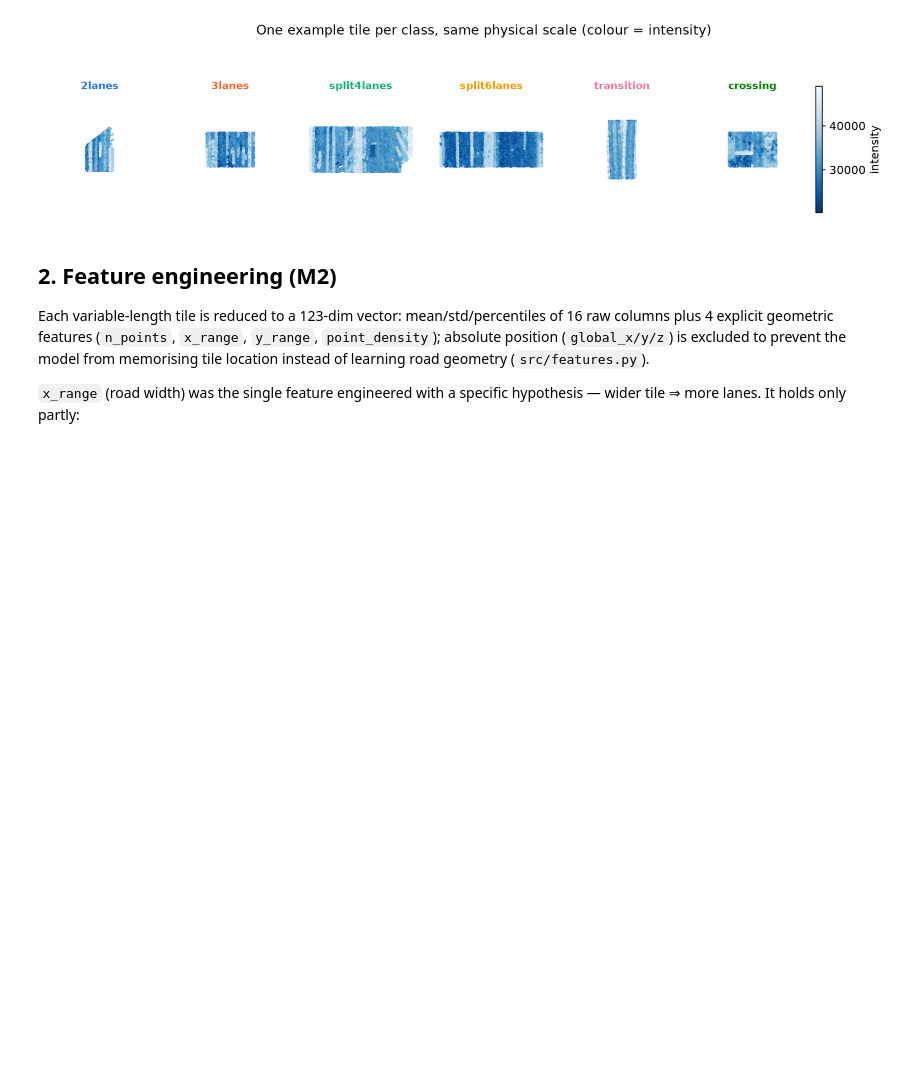
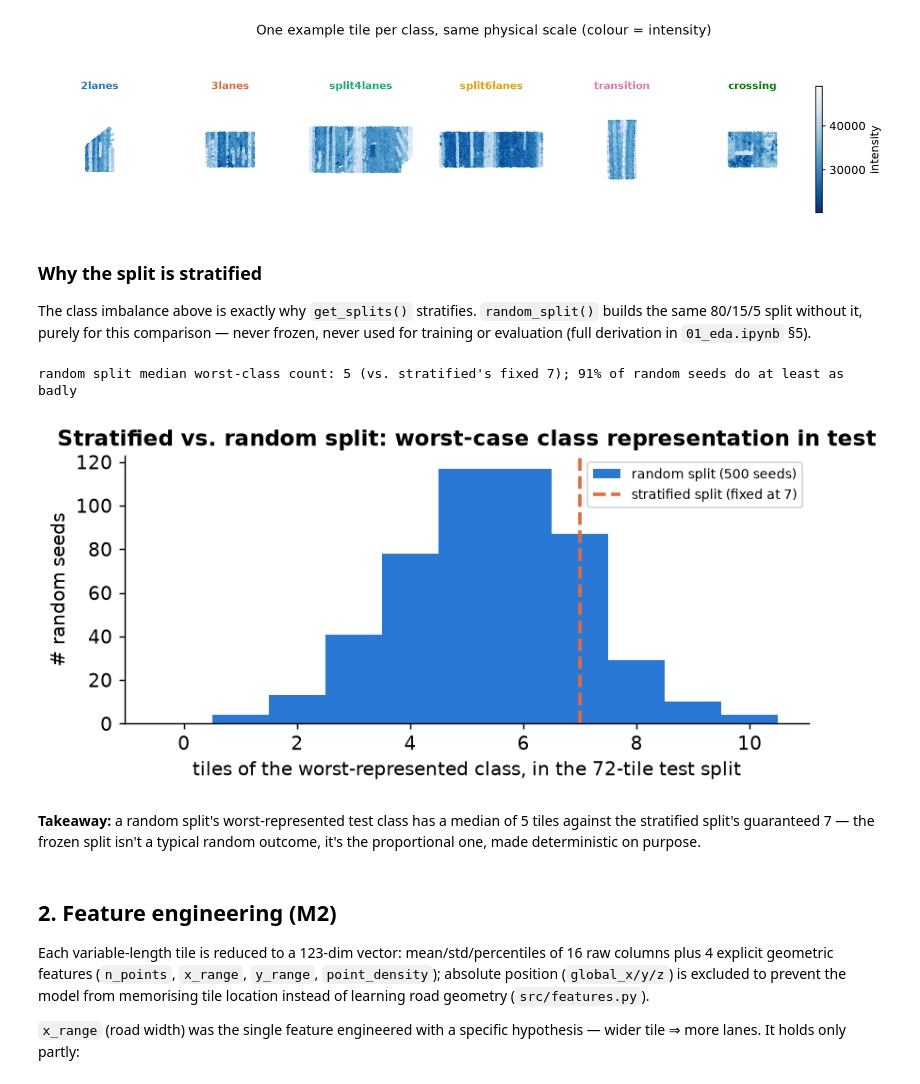
Before and after one commit to l-jamora/pointcloud-lane-classification, a Jupyter notebook: notebooks/00_project_summary.ipynb, the cells around one changed output. Saved outputs shown, nothing was run; the diff lists cells and outputs as text; code cells hidden in the pictures; blank space fills up the shorter version.

Commit message:
Added random split as comparison to stratified split in the data.py script. Never used for training, simply for illustration purposes in notebooks 00 and 01.

```diff
--- a/notebooks/00_project_summary.ipynb
+++ b/notebooks/00_project_summary.ipynb
@@ -117,6 +117,44 @@ fig.colorbar(sc, ax=axes, shrink=0.7, label="intensity", pad=0.01)
 plt.show()
 # %% [output]
 [figure]
+# %% [markdown]
+### Why the split is stratified
+
+The class imbalance above is exactly why `get_splits()` stratifies. `random_split()` builds
+the same 80/15/5 split without it, purely for this comparison — never frozen, never used for
+training or evaluation (full derivation in `01_eda.ipynb` §5).
+# %%
+from src.data import random_split
+
+def worst_class_count(split_samples):
+    counts = pd.Series([c for _, c, _ in split_samples]).value_counts()
+    return min(counts.get(c, 0) for c in CLASSES)
+
+strat_test_worst = worst_class_count(splits["test"])
+random_test_worst = np.array([worst_class_count(random_split(samples, seed=s)["test"]) for s in range(500)])
+
+fig, ax = plt.subplots(figsize=(6.5, 3.2))
+ax.hist(random_test_worst, bins=range(int(random_test_worst.max()) + 2), align="left",
+        color="#2a78d6", label="random split (500 seeds)")
+ax.axvline(strat_test_worst, color="#eb6834", ls="--", lw=2,
+           label=f"stratified split (fixed at {strat_test_worst})")
+ax.set_xlabel("tiles of the worst-represented class, in the 72-tile test split")
+ax.set_ylabel("# random seeds")
+ax.set_title("Stratified vs. random split: worst-case class representation in test")
+ax.legend(fontsize=8)
+plt.tight_layout()
+plt.show()
+
+print(f"random split median worst-class count: {np.median(random_test_worst):.0f} "
+      f"(vs. stratified's fixed {strat_test_worst}); "
+      f"{(random_test_worst <= strat_test_worst).mean():.0%} of random seeds do at least as badly")
+# %% [output]
+random split median worst-class count: 5 (vs. stratified's fixed 7); 91% of random seeds do at least as badly
+[figure, added]
+# %% [markdown]
+**Takeaway:** a random split's worst-represented test class has a median of 5 tiles
+against the stratified split's guaranteed 7 — the frozen split isn't a typical random
+outcome, it's the proportional one, made deterministic on purpose.
 # %% [markdown]
 ## 2. Feature engineering (M2)
 
```
Also changed, not shown: 3 other files.
